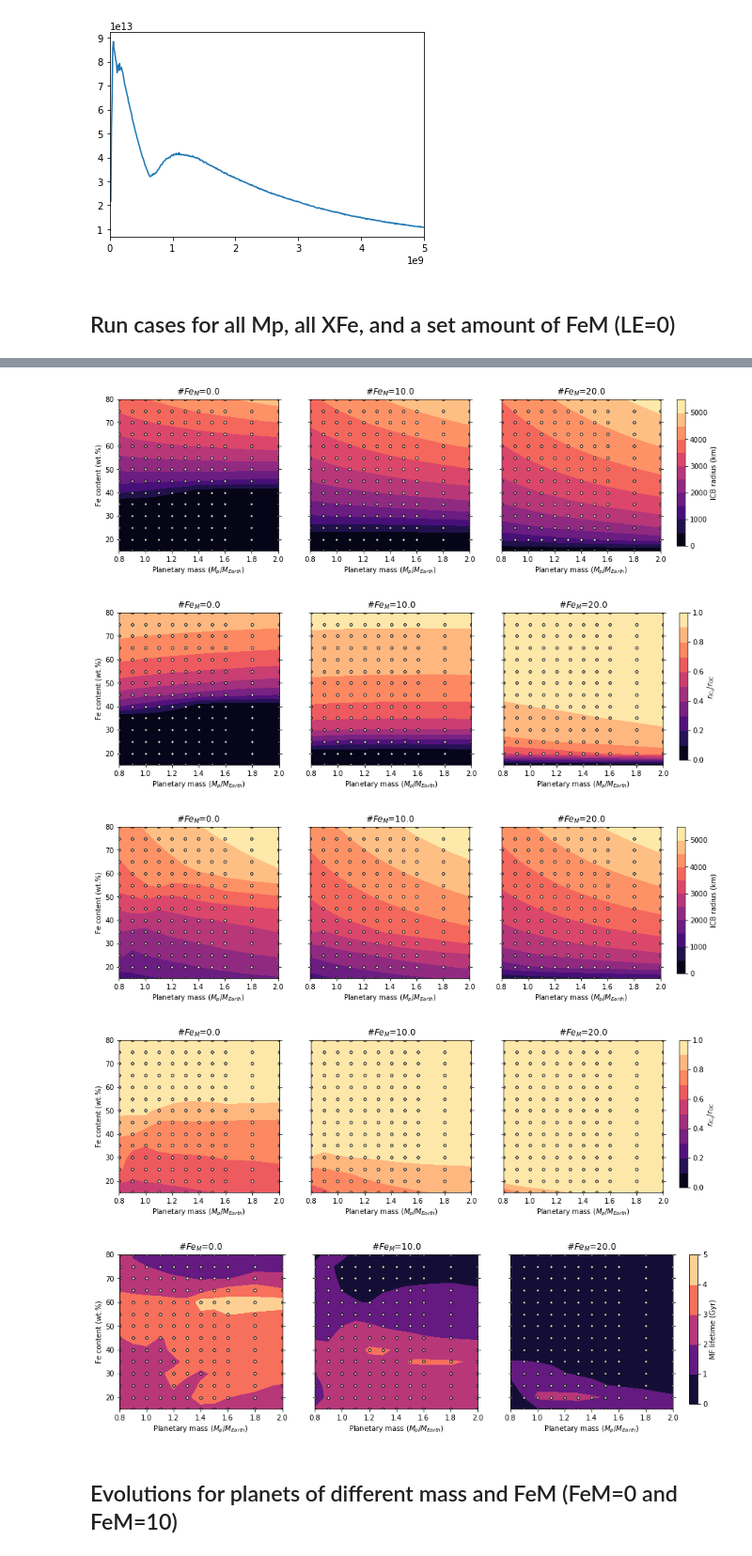
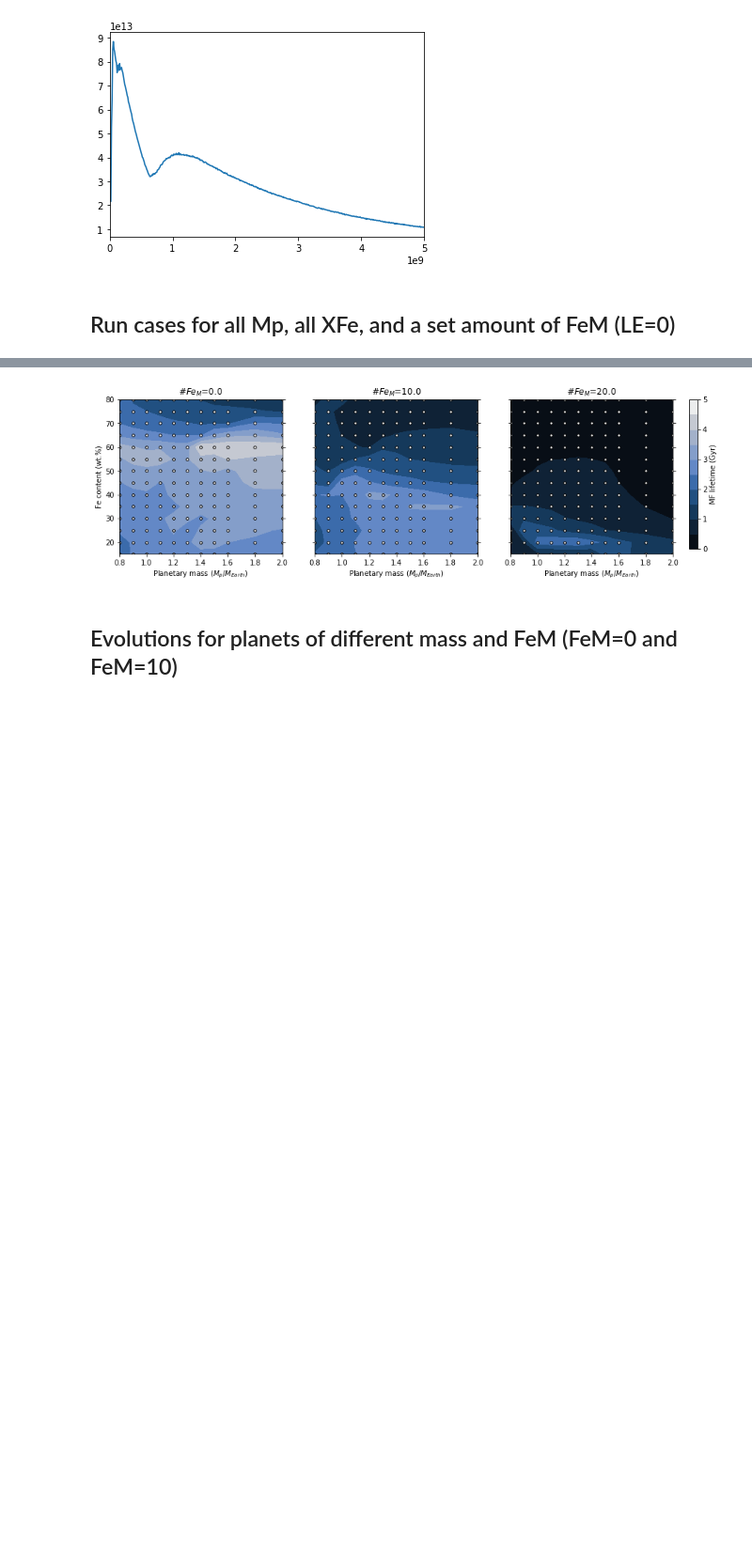
Before and after one commit to irenebonati/exo-cores, a Jupyter notebook: Planets_Evolution.ipynb, the cells around one changed output, grey strips where cells are left out. Shown at 94% size. Drawn from its saved outputs; the diff is of its cells as text; code cells hidden in the pictures; blank space fills up the shorter version.

Commit message:
New colormaps for MF

```diff
--- a/Planets_Evolution.ipynb
+++ b/Planets_Evolution.ipynb
@@ -1,12 +1,25 @@
 # %%
 import numpy as np
 import matplotlib.pyplot as plt
+import matplotlib as mpl
 import os
 import warnings
 import yaml
 from mpl_toolkits.axes_grid1 import make_axes_locatable
+from matplotlib.colors import LinearSegmentedColormap
+from matplotlib.colors import ListedColormap
 import pandas as pd
 import evolution
 warnings.filterwarnings('ignore')
 
+cm_tokyo = np.loadtxt("ColorMaps/tokyo/tokyo.txt")
+tokyo = LinearSegmentedColormap.from_list("tokyo", cm_tokyo)
+cm_batlow = np.loadtxt("ColorMaps/batlow/batlow.txt")
+batlow = LinearSegmentedColormap.from_list("batlow", cm_batlow)
+cm_lajolla = np.loadtxt("ColorMaps/lajolla/lajolla.txt")
+lajolla = LinearSegmentedColormap.from_list("lajolla", cm_lajolla)
+cm_oslo = np.loadtxt("ColorMaps/oslo/oslo.txt")
+oslo = LinearSegmentedColormap.from_list("oslo", cm_oslo)
+cm_devon = np.loadtxt("ColorMaps/devon/devon.txt")
+devon = LinearSegmentedColormap.from_list("devon", cm_devon)
 plots_folder = "./Figures/"
@@ -13,8 +49,8 @@ plots_folder = "./Figures/"
 # %%
-Mp  = 1.8
-XFe = 20.
+Mp  = 0.8
+XFe = 80.
 FeM = 0.
-S = 0.
+S = 0.1
 
 Planet = evolution.Rocky_Planet(Mp, XFe, FeM, S)
 # %%
@@ -97,15 +133,15 @@ for m,iron_mantle in enumerate(Fe_mantle):
 # %%
 levels_rIC = np.linspace(0, 5500, 12)
 levels_ICMF = np.linspace(0, 1, 11)
-levels_MF = np.linspace(0, 5, 6)
+levels_MF = np.linspace(0, 5, 11)
 size = 13
 
-def plot_contourf(X,Y,arr,Masses,Fe,Fe_mantle,levels,plots_folder,clabel="ICB radius (km)",figname="r_IC_FeM.pdf"):
+def plot_contourf(X,Y,arr,Masses,Fe,Fe_mantle,levels,plots_folder,colormap=plt.cm.magma,clabel="ICB radius (km)",figname="r_IC_FeM.pdf"):
     fig, ax = plt.subplots(1, len(Fe_mantle), figsize=[16,4],sharey=True,sharex=True)
     plt.subplots_adjust(wspace = 0.2)
 
     for i in range(len(Fe_mantle)):
-        sc = ax[i].contourf(X,Y,arr[:,i*len(Masses):len(Masses)*(i+1)],levels, cmap = plt.cm.magma)
+        sc = ax[i].contourf(X,Y,arr[:,i*len(Masses):len(Masses)*(i+1)],levels, cmap = colormap)
         for a in range(len(Masses)):
             for b in range(len(Fe)):
                 ax[i].scatter(Masses[a],Fe[b],s=size,color='white',edgecolors='k')
@@ -158,6 +194,7 @@ def plot_contourfM(X,Y,arr,Masses,Fe,yl,levels,plots_folder,Ylabel = "#$Fe_{M}$"
 colors = ["coral","crimson","darkmagenta"]
 ls = ["-",":"]
 label_mass = ["1 $M_{Earth}$","1.5 $M_{Earth}$","2 $M_{Earth}$"]
+
 def plot_evolution(nplot,Masses,Fe,arr,yl,figsize=[10,4],leg=(0.98, 0.98),figname = "Evo_TICB_rICBFUNC.pdf"):
     fig, ax = plt.subplots(1, nplot,figsize=figsize,sharex=True)
     for b in range(nplot):
@@ -200,19 +237,15 @@ def plot_evolution(nplot,Masses,Fe,arr,yl,figsize=[10,4],leg=(0.98, 0.98),fignam
     plt.savefig(plots_folder + figname, bbox_inches="tight")
     plt.show()
 # %%
-plot_contourf(M,F,r_IC_beginning,Masses,Fe,Fe_mantle,levels_rIC,plots_folder,clabel="ICB radius (km)",figname="r_IC0_FeMTEST.pdf")
-plot_contourf(M,F,r_IC_beginning/r_OC,Masses,Fe,Fe_mantle,levels_ICMF,plots_folder,clabel="$r_{IC_{0}}$/$r_{OC}$",figname="ICMF0_FeMTEST.pdf")
+# plot_contourf(M,F,r_IC_beginning,Masses,Fe,Fe_mantle,levels_rIC,plots_folder,colormap=plt.cm.magma,clabel="ICB radius (km)",figname="r_IC0_FeMTEST.pdf")
+# plot_contourf(M,F,r_IC_beginning/r_OC,Masses,Fe,Fe_mantle,levels_ICMF,plots_folder,colormap=plt.cm.magma,clabel="$r_{IC_{0}}$/$r_{OC}$",figname="ICMF0_FeMTEST.pdf")
 
-plot_contourf(M,F,r_IC_end,Masses,Fe,Fe_mantle,levels_rIC,plots_folder,clabel="ICB radius (km)",figname="r_IC_FeMTEST.pdf")
-plot_contourf(M,F,r_IC_end/r_OC,Masses,Fe,Fe_mantle,levels_ICMF,plots_folder,clabel="$r_{IC_{0}}$/$r_{OC}$",figname="ICMF_FeMTEST.pdf")
+# plot_contourf(M,F,r_IC_end,Masses,Fe,Fe_mantle,levels_rIC,plots_folder,colormap=plt.cm.magma,clabel="ICB radius (km)",figname="r_IC_FeMTEST.pdf")
+# plot_contourf(M,F,r_IC_end/r_OC,Masses,Fe,Fe_mantle,levels_ICMF,plots_folder,colormap=plt.cm.magma,clabel="$r_{IC_{0}}$/$r_{OC}$",figname="ICMF_FeMTEST.pdf")
 
-plot_contourf(M,F,MF_lifetime,Masses,Fe,Fe_mantle,levels_MF,plots_folder,clabel="MF lifetime (Gyr)",figname="MF_lifetime_FeMTEST.pdf")
+plot_contourf(M,F,MF_lifetime,Masses,Fe,Fe_mantle,levels_MF,plots_folder,colormap=oslo,clabel="MF lifetime (Gyr)",figname="MF_lifetime_FeMTEST.pdf")
 # %% [output]
-[figure, old version]
+[figure, new version]
-[figure, removed]
-[figure, removed]
-[figure, removed]
-[figure, removed]
 # %% [markdown]
 ## Evolutions for planets of different mass and FeM (FeM=0 and FeM=10)
 # %%
```
Also changed, not shown: parts of 10 cells of this notebook, 4 other files.
